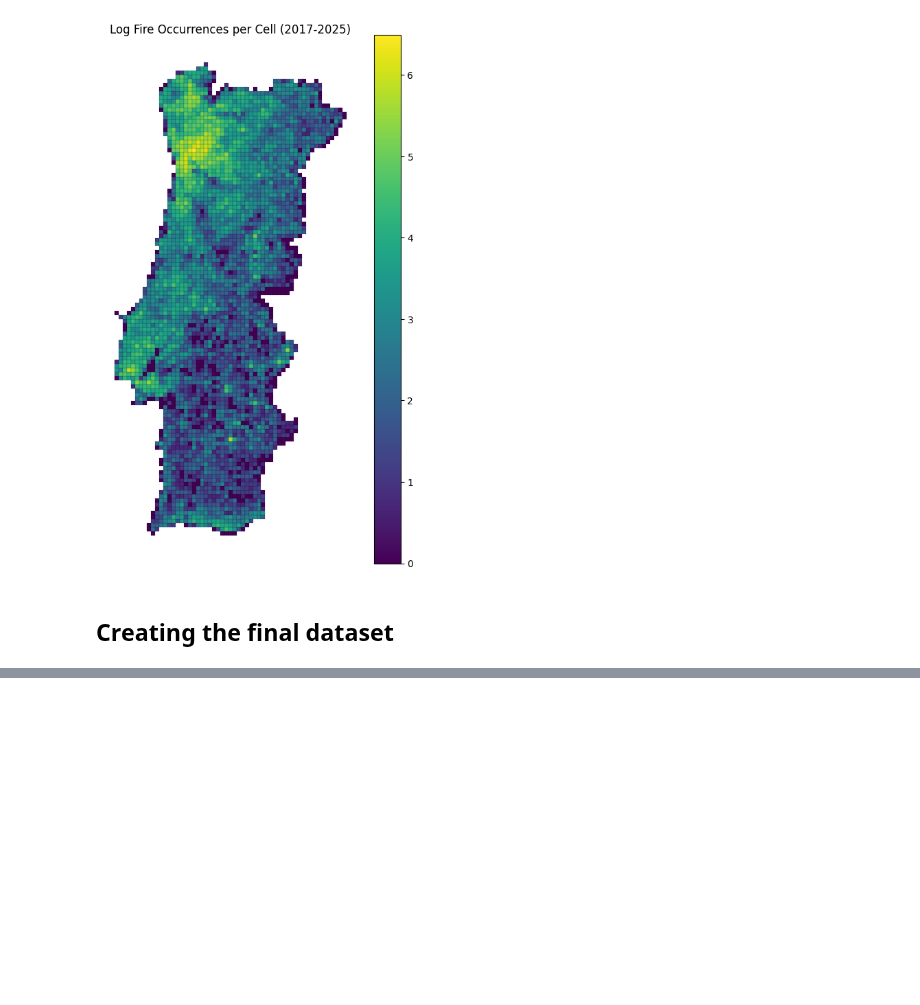
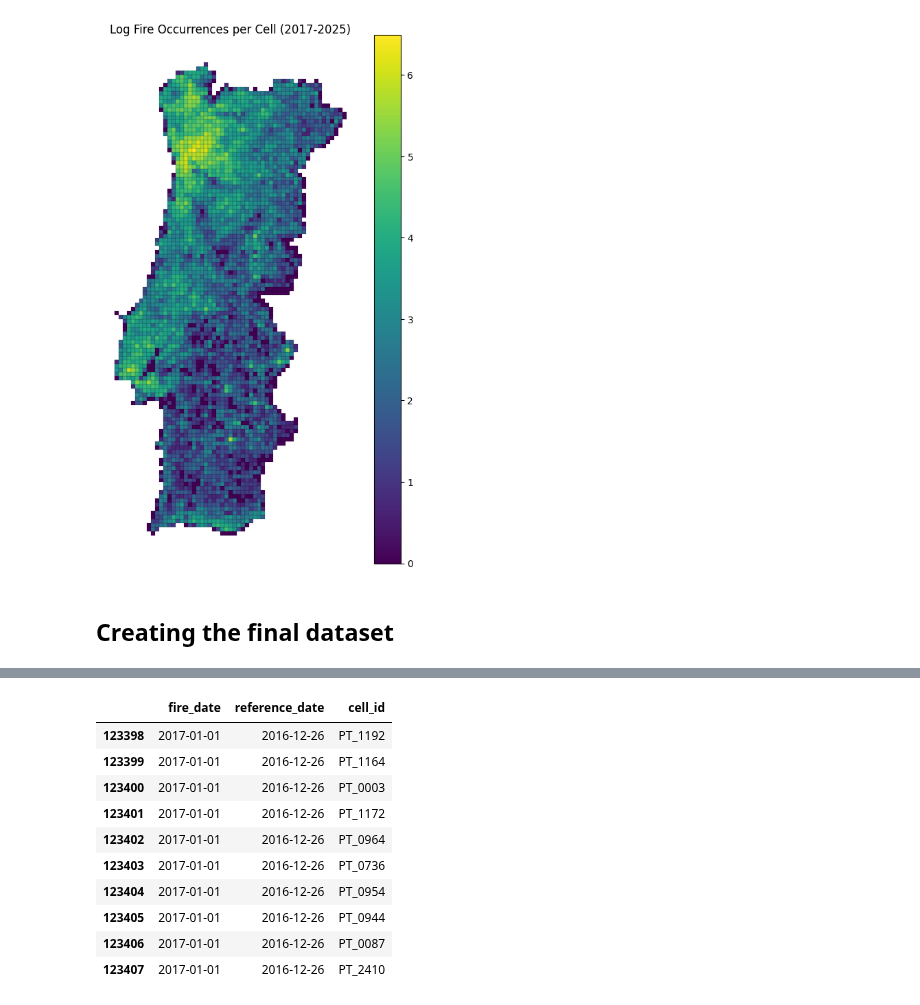
Before and after one commit to Daniel99Fonseca/wildfire-risk-portugal, a Jupyter notebook: notebooks/01_fire_data_exploration.ipynb, the cells around one changed output, grey strips where cells are left out. Drawn from its saved outputs; the diff is of its cells as text; code cells hidden in the pictures; blank space fills up the shorter version.

```diff
--- a/notebooks/01_fire_data_exploration.ipynb
+++ b/notebooks/01_fire_data_exploration.ipynb
@@ -1319,3 +1330,5 @@ fires_with_cells[
+# %%
+fires_with_cells = fires_with_cells.drop(columns="index_right")
 # %% [markdown]
 #### Visualizing fires on cells
 # %%
@@ -1429,0 +1600,25 @@ fires_with_cells.head(2)
+# %%
+# I'll use fires_with_cells since it already has the fire date associated with each cell_id
+
+fires_with_cells["reference_date"] = (
+    fires_with_cells["fire_date"] - pd.to_timedelta(
+        fires_with_cells["fire_date"].dt.weekday,
+        unit="D"
+    )
+)
+
+fires_with_cells[
+    ["fire_date", "reference_date", "cell_id"]
+].head(10)
+# %% [output]
+|  | fire_date | reference_date | cell_id |
+| 123398 | 2017-01-01 | 2016-12-26 | PT_1192 |
+| 123399 | 2017-01-01 | 2016-12-26 | PT_1164 |
+| 123400 | 2017-01-01 | 2016-12-26 | PT_0003 |
+| 123401 | 2017-01-01 | 2016-12-26 | PT_1172 |
+| 123402 | 2017-01-01 | 2016-12-26 | PT_0964 |
+| 123403 | 2017-01-01 | 2016-12-26 | PT_0736 |
+| 123404 | 2017-01-01 | 2016-12-26 | PT_0954 |
+| 123405 | 2017-01-01 | 2016-12-26 | PT_0944 |
+| 123406 | 2017-01-01 | 2016-12-26 | PT_0087 |
+| 123407 | 2017-01-01 | 2016-12-26 | PT_2410 |
```
Also changed, not shown: parts of 33 cells of this notebook.
